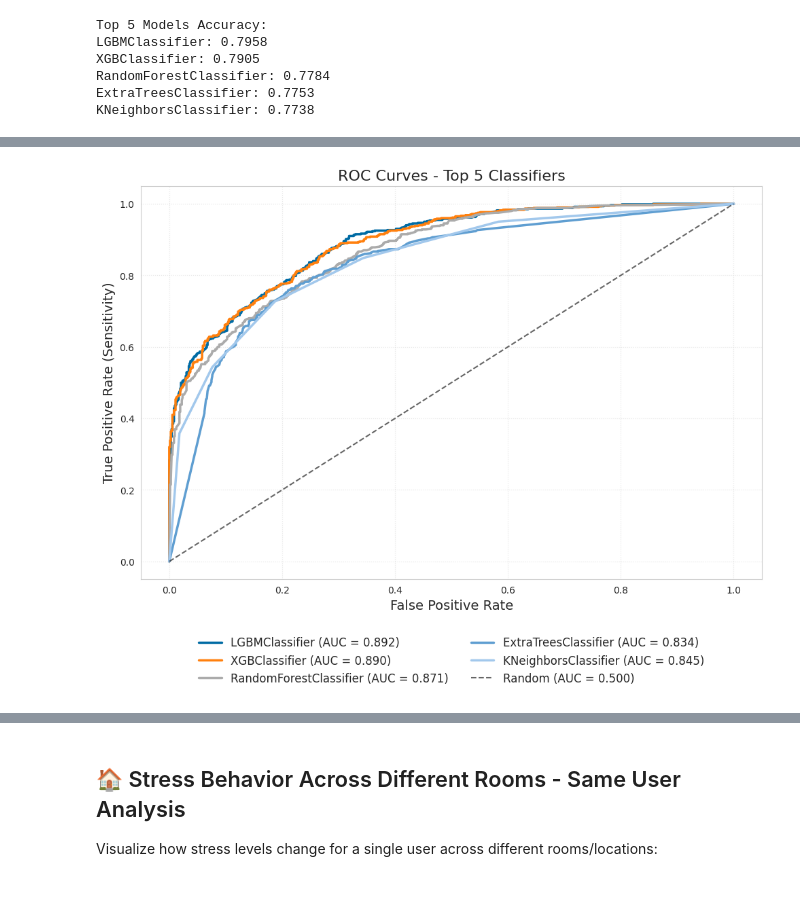
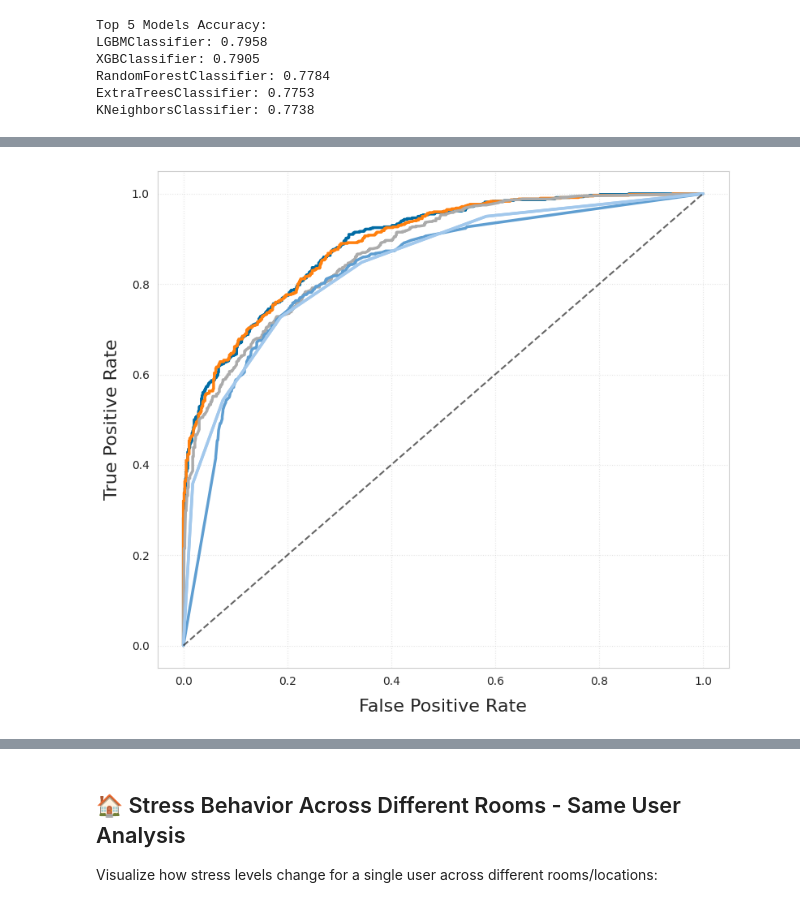
Before and after one commit to ClaudiaGalantino/eda-architecture, a Jupyter notebook: data_analysis/notebooks/model_training_classification.ipynb, the cells around one changed output, grey strips where cells are left out. Cells and saved outputs as stored; diff of their text form; code cells hidden in the pictures.

```diff
--- a/data_analysis/notebooks/model_training_classification.ipynb
+++ b/data_analysis/notebooks/model_training_classification.ipynb
@@ -479,10 +479,10 @@ for idx, model_name in enumerate(top_5_models):
     y_pred = predictions[model_name]
     cm = confusion_matrix(y_test, y_pred)
 
-    sns.heatmap(cm, annot=True, fmt='d', cmap='Blues', ax=axes[idx], cbar=False)
-    axes[idx].set_title(model_name, fontsize=12)
-    axes[idx].set_ylabel('True Label')
-    axes[idx].set_xlabel('Predicted Label')
+    sns.heatmap(cm, annot=True, fmt='d', cmap='Blues', ax=axes[idx], cbar=False, annot_kws={"size": 15})
+    axes[idx].set_title(model_name, fontsize=14)
+    axes[idx].set_ylabel('True Label', fontsize=12)
+    axes[idx].set_xlabel('Predicted Label', fontsize=12)
 
 axes[5].set_visible(False)
 
@@ -644,46 +650,43 @@ cmap = load_cmap("Classic_Color_Blind")
 contrast_indices = [0, 1, 2, 4, 7]
 colors_roc = [cmap(i) for i in contrast_indices]
 
-fig, ax = plt.subplots(figsize=(10, 8))
+fig, ax = plt.subplots(figsize=(8, 7))
 
 # 3. Plot Model Curves
 for idx, model_name in enumerate(top_N_models):
     model = clf.models[model_name]
 
     # Probability/Decision Function handling
     if hasattr(model, "predict_proba"):
         y_pred_proba = model.predict_proba(X_test)[:, 1]
     elif hasattr(model, "decision_function"):
         # Handle decision_function (e.g., SVM/Linear models)
         y_pred_proba = model.decision_function(X_test)
     else:
         continue
 
     fpr, tpr, _ = roc_curve(y_test, y_pred_proba)
     roc_auc = auc(fpr, tpr)
 
     # Use modulo just in case N > length of contrast_indices
     ax.plot(fpr, tpr,
             label=f'{model_name} (AUC = {roc_auc:.3f})',
             color=colors_roc[idx % len(colors_roc)],
             linewidth=2.5) # Slightly thicker for better visibility
 
 # 4. Baseline and Formatting
-ax.plot([0, 1], [0, 1], color='black', linestyle='--', alpha=0.6, label='Random (AUC = 0.500)')
+ax.plot(fpr, tpr, color=colors_roc[idx % len(colors_roc)], linewidth=2.5)
+ax.plot([0, 1], [0, 1], color='black', linestyle='--', alpha=0.6)
 
-ax.set_xlabel('False Positive Rate', fontsize=14)
-ax.set_ylabel('True Positive Rate (Sensitivity)', fontsize=14)
-ax.set_title('ROC Curves - Top 5 Classifiers', fontsize=16)
-
-# Keeping dimensions and location strictly as requested
-ax.legend(loc='upper center', bbox_to_anchor=(0.5, -0.12), ncol=2, frameon=False, fontsize=12)
+ax.set_xlabel('False Positive Rate', fontsize=16, labelpad=10)
+ax.set_ylabel('True Positive Rate', fontsize=16, labelpad=10)
 ax.grid(True, linestyle=':', alpha=0.5)
 
 plt.tight_layout()
 plt.savefig((os.path.join(str(save_path), f'top_{N}_models_roc_curves.pdf')), dpi=300, bbox_inches='tight')
 plt.show()
 # %% [output]
-[figure, old version]
+[figure, new version]
 # %%
 from sklearn.metrics import precision_recall_curve, average_precision_score
 
```
Also changed, not shown: parts of 9 cells of this notebook, 6 other files.
